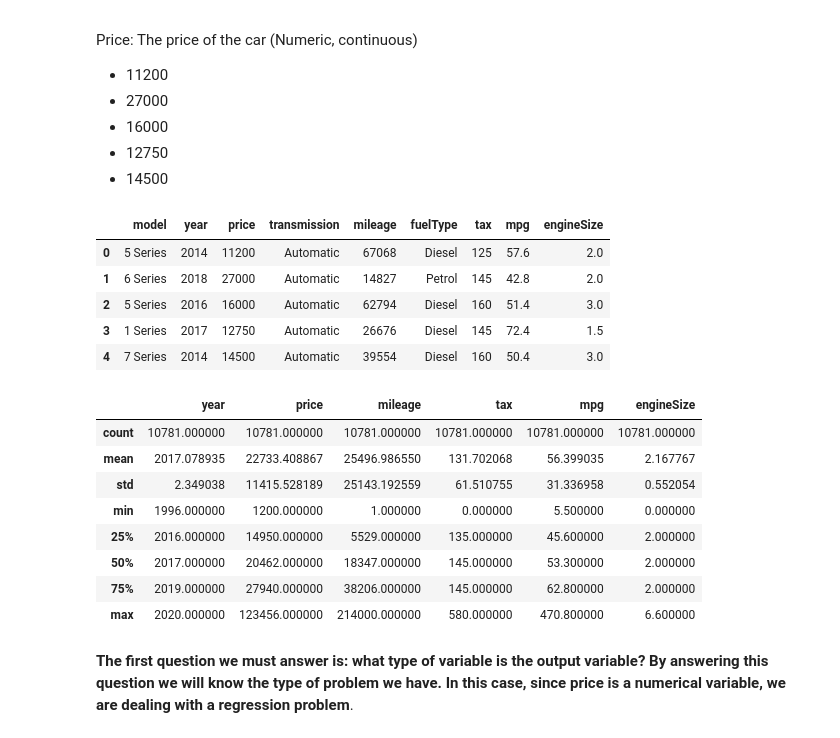
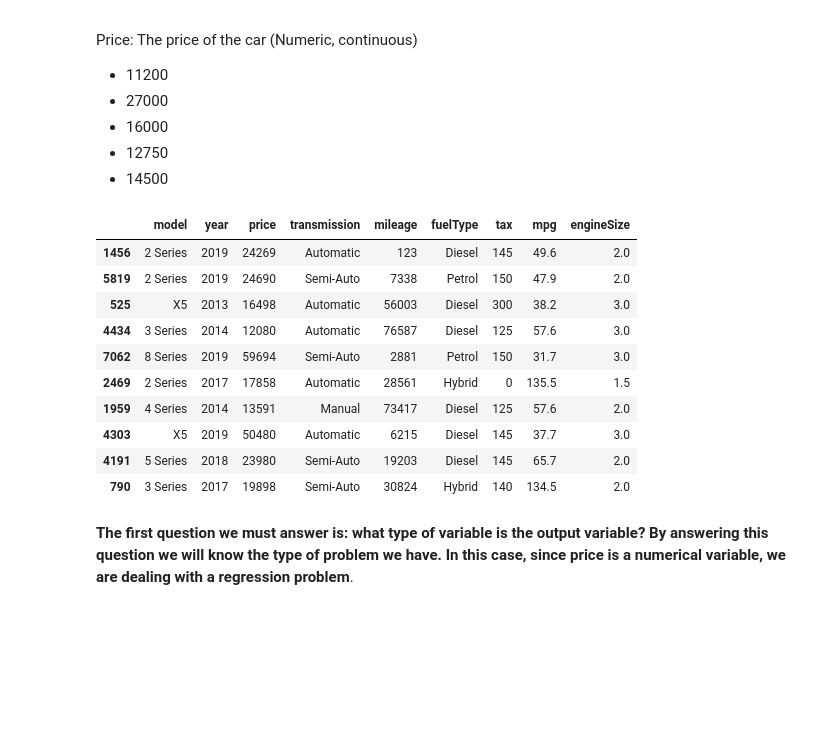
Before and after one commit to andercarrera/ML---Task-3-Treatments, a Jupyter notebook: Task-2-Regression-Exercise.ipynb, the cells around one changed output. Cells and saved outputs as stored; diff of their text form; code cells hidden in the pictures; blank space fills up the shorter version.

```diff
--- a/Task-2-Regression-Exercise.ipynb
+++ b/Task-2-Regression-Exercise.ipynb
@@ -87,26 +87,19 @@ import numpy as np
 plt.style.use('bmh')
 # %%
 df = pd.read_csv('./data/bmw.csv')
-df.head()
+df.sample(10)
 # %% [output]
 |  | model | year | price | transmission | mileage | fuelType | tax | mpg | engineSize |
-| 0 | 5 Series | 2014 | 11200 | Automatic | 67068 | Diesel | 125 | 57.6 | 2.0 |
-| 1 | 6 Series | 2018 | 27000 | Automatic | 14827 | Petrol | 145 | 42.8 | 2.0 |
-| 2 | 5 Series | 2016 | 16000 | Automatic | 62794 | Diesel | 160 | 51.4 | 3.0 |
-| 3 | 1 Series | 2017 | 12750 | Automatic | 26676 | Diesel | 145 | 72.4 | 1.5 |
-| 4 | 7 Series | 2014 | 14500 | Automatic | 39554 | Diesel | 160 | 50.4 | 3.0 |
+| 1456 | 2 Series | 2019 | 24269 | Automatic | 123 | Diesel | 145 | 49.6 | 2.0 |
+| 5819 | 2 Series | 2019 | 24690 | Semi-Auto | 7338 | Petrol | 150 | 47.9 | 2.0 |
+| 525 | X5 | 2013 | 16498 | Automatic | 56003 | Diesel | 300 | 38.2 | 3.0 |
+| 4434 | 3 Series | 2014 | 12080 | Automatic | 76587 | Diesel | 125 | 57.6 | 3.0 |
+| 7062 | 8 Series | 2019 | 59694 | Semi-Auto | 2881 | Petrol | 150 | 31.7 | 3.0 |
+| 2469 | 2 Series | 2017 | 17858 | Automatic | 28561 | Hybrid | 0 | 135.5 | 1.5 |
+| 1959 | 4 Series | 2014 | 13591 | Manual | 73417 | Diesel | 125 | 57.6 | 2.0 |
+| 4303 | X5 | 2019 | 50480 | Automatic | 6215 | Diesel | 145 | 37.7 | 3.0 |
+| 4191 | 5 Series | 2018 | 23980 | Semi-Auto | 19203 | Diesel | 145 | 65.7 | 2.0 |
+| 790 | 3 Series | 2017 | 19898 | Semi-Auto | 30824 | Hybrid | 140 | 134.5 | 2.0 |
-# %%
-df.describe()
-# %% [output]
-|  | year | price | mileage | tax | mpg | engineSize |
-| count | 10781.000000 | 10781.000000 | 10781.000000 | 10781.000000 | 10781.000000 | 10781.000000 |
-| mean | 2017.078935 | 22733.408867 | 25496.986550 | 131.702068 | 56.399035 | 2.167767 |
-| std | 2.349038 | 11415.528189 | 25143.192559 | 61.510755 | 31.336958 | 0.552054 |
-| min | 1996.000000 | 1200.000000 | 1.000000 | 0.000000 | 5.500000 | 0.000000 |
-| 25% | 2016.000000 | 14950.000000 | 5529.000000 | 135.000000 | 45.600000 | 2.000000 |
-| 50% | 2017.000000 | 20462.000000 | 18347.000000 | 145.000000 | 53.300000 | 2.000000 |
-| 75% | 2019.000000 | 27940.000000 | 38206.000000 | 145.000000 | 62.800000 | 2.000000 |
-| max | 2020.000000 | 123456.000000 | 214000.000000 | 580.000000 | 470.800000 | 6.600000 |
 # %% [markdown]
 **The first question we must answer is: what type of variable is the output variable? By answering this question we will know the type of problem we have. In this case, since price is a numerical variable, we are dealing with a regression problem**.
 # %%
```
Also changed, not shown: parts of 74 cells of this notebook.
